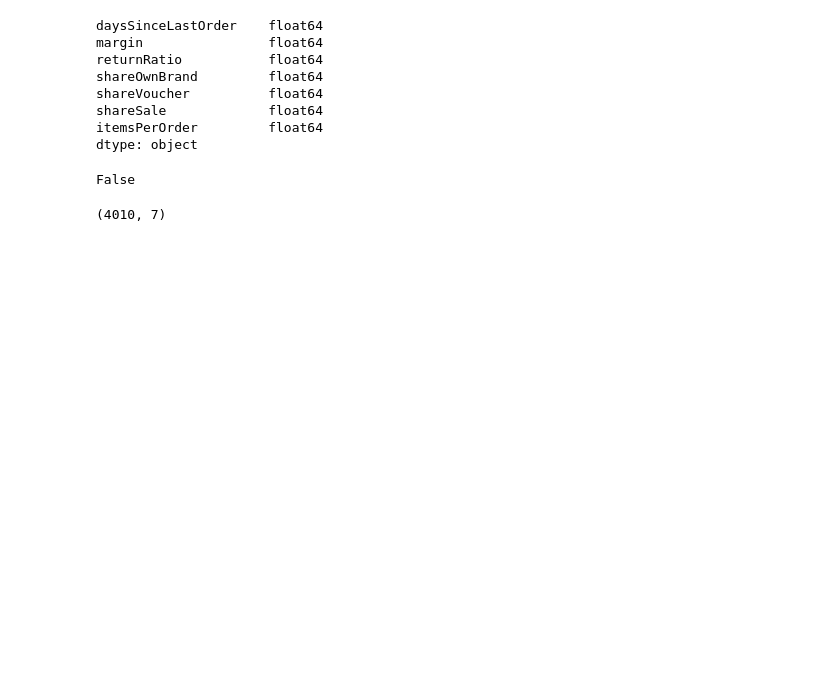
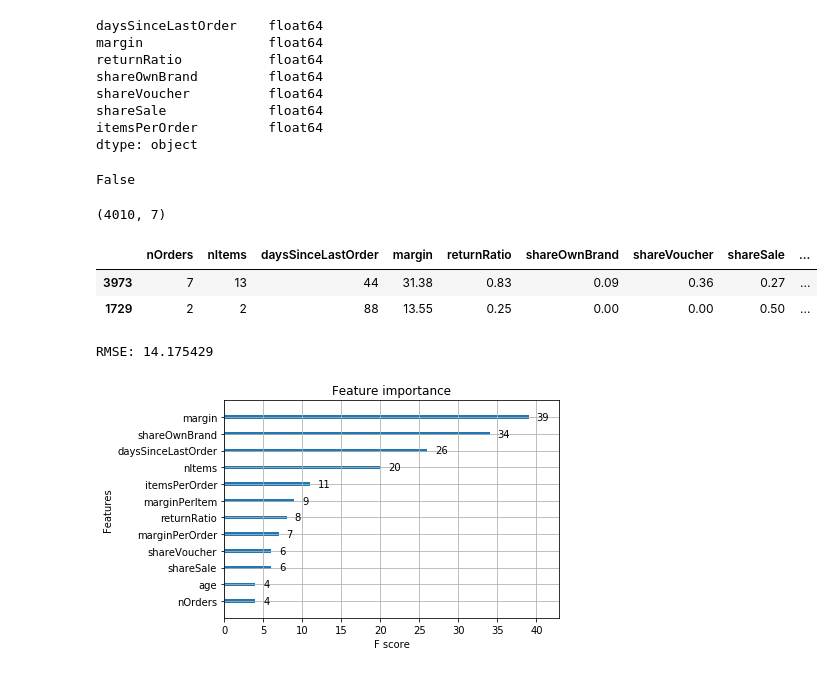
Before and after one commit to diyasuzanne/CustomerEngagementApps, a Jupyter notebook: CustomerLifetimeValue.ipynb, the cells around one changed output. Saved outputs shown, nothing was run; the diff lists cells and outputs as text; code cells hidden in the pictures; blank space fills up the shorter version.

```diff
--- a/CustomerLifetimeValue.ipynb
+++ b/CustomerLifetimeValue.ipynb
@@ -363,3 +419,48 @@ ClvPredict.shape
 ClvResults = regr.predict(ClvPredict)
 ClvResults = pd.DataFrame(ClvResults)
 ClvResults.head(10)
+# %%
+### XG Boost for predicting the future margin
+
+
+# Read in the file
+ClvXg = pd.read_csv("FutureMargin1.csv")
+ClvXg.head(10)
+ClvXg1 = ClvXg.drop(['gender'], axis=1)
+ClvXg2 = ClvXg1.drop(['customerID'], axis=1)
+# %%
+# Creating train and test data set
+X, y = ClvXg2.iloc[:,:-1],ClvXg2.iloc[:,-1]
+
+X_train, X_test, y_train, y_test= train_test_split(X, y,
+        test_size=0.2, random_state=123)
+
+
+X_train.head(2)
+# %% [output]
+|  | nOrders | nItems | daysSinceLastOrder | margin | returnRatio | shareOwnBrand | shareVoucher | shareSale | ... |
+| 3973 | 7 | 13 | 44 | 31.38 | 0.83 | 0.09 | 0.36 | 0.27 | ... |
+| 1729 | 2 | 2 | 88 | 13.55 | 0.25 | 0.00 | 0.00 | 0.50 | ... |
+# %%
+# Running the XG Boost model
+
+import xgboost as xgb
+
+xg_reg = xgb.XGBRegressor(objective='reg:linear',n_estimators=25, seed=123)
+xg_reg.fit(X_train, y_train)
+preds = xg_reg.predict(X_test)
+# %%
+# Results
+
+rmse = np.sqrt(mean_squared_error(y_test,preds))
+
+print("RMSE: %f" % (rmse))
+# %% [output]
+RMSE: 14.175429
+# %%
+
+# Plot the feature importances
+xgb.plot_importance(xg_reg)
+plt.show()
+# %% [output]
+[figure, added]
```
Also changed, not shown: parts of 8 cells of this notebook.
